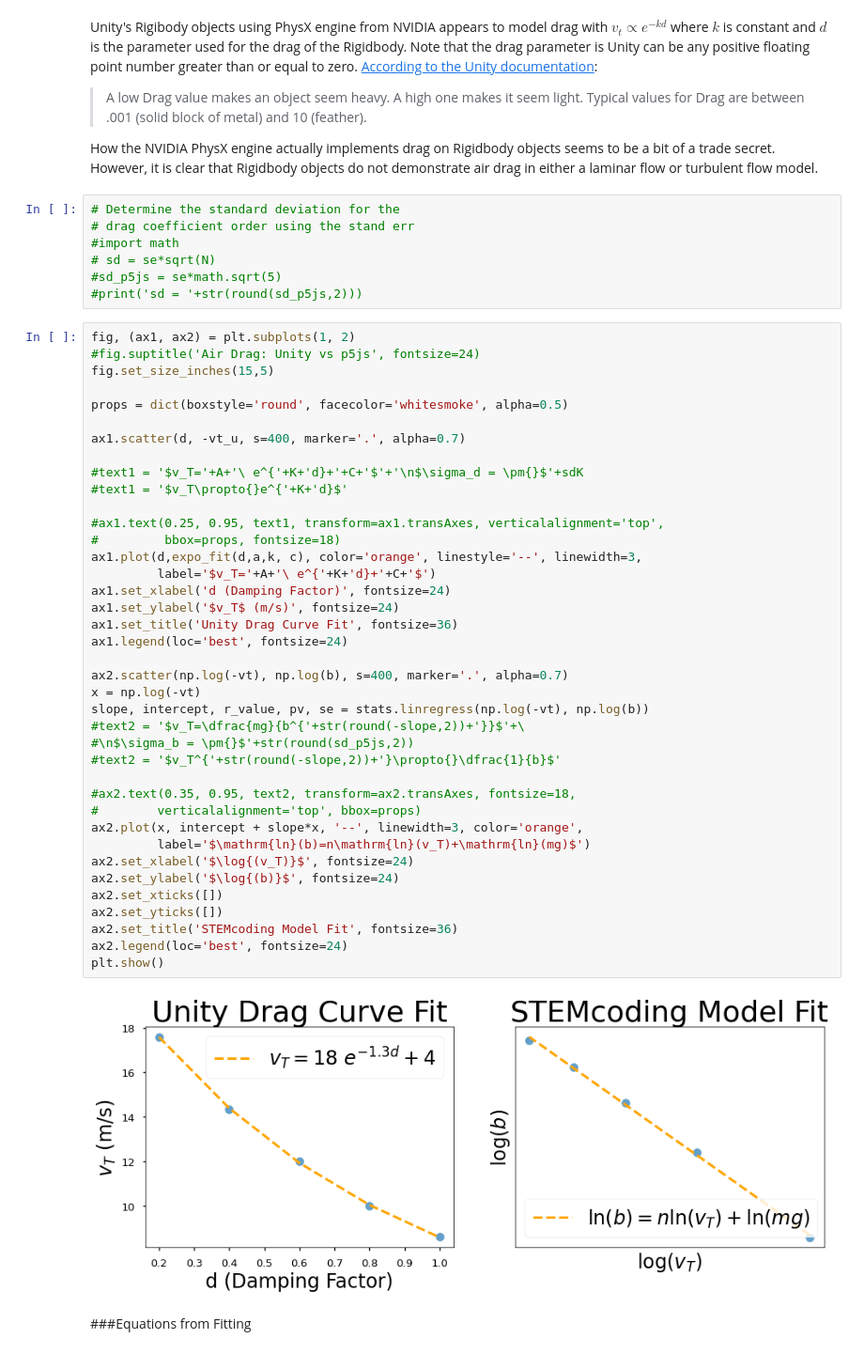
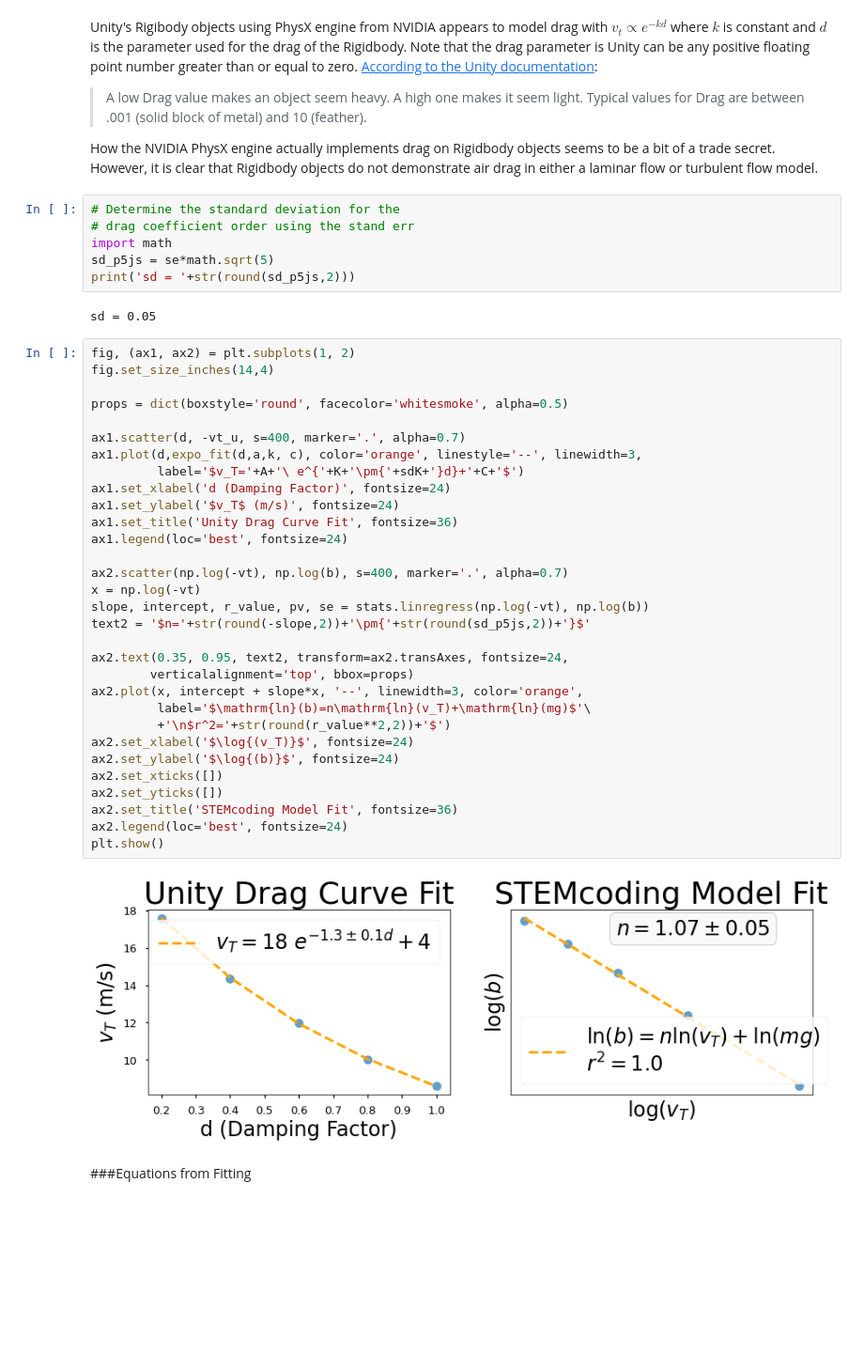
Before and after one commit to jimmynewland/colabnotebooks, a Jupyter notebook: UH_COT_RET_Video_Game_Drag_and_Modeling.ipynb, the cells around one changed output. Shown at 94% size. Cells and saved outputs as stored; diff of their text form; blank space fills up the shorter version.

```diff
--- a/UH_COT_RET_Video_Game_Drag_and_Modeling.ipynb
+++ b/UH_COT_RET_Video_Game_Drag_and_Modeling.ipynb
@@ -496,51 +480,44 @@ How the NVIDIA PhysX engine actually implements drag on Rigidbody objects seems
 # %%
 # Determine the standard deviation for the
 # drag coefficient order using the stand err
-#import math
-# sd = se*sqrt(N)
-#sd_p5js = se*math.sqrt(5)
-#print('sd = '+str(round(sd_p5js,2)))
+import math
+sd_p5js = se*math.sqrt(5)
+print('sd = '+str(round(sd_p5js,2)))
+# %% [output]
+sd = 0.05
 # %%
 fig, (ax1, ax2) = plt.subplots(1, 2)
-#fig.suptitle('Air Drag: Unity vs p5js', fontsize=24)
-fig.set_size_inches(15,5)
+fig.set_size_inches(14,4)
 
 props = dict(boxstyle='round', facecolor='whitesmoke', alpha=0.5)
 
 ax1.scatter(d, -vt_u, s=400, marker='.', alpha=0.7)
-
-#text1 = '$v_T='+A+'\ e^{'+K+'d}+'+C+'$'+'\n$\sigma_d = \pm{}$'+sdK
-#text1 = '$v_T\propto{}e^{'+K+'d}$'
-
-#ax1.text(0.25, 0.95, text1, transform=ax1.transAxes, verticalalignment='top',
-#         bbox=props, fontsize=18)
 ax1.plot(d,expo_fit(d,a,k, c), color='orange', linestyle='--', linewidth=3,
-         label='$v_T='+A+'\ e^{'+K+'d}+'+C+'$')
+         label='$v_T='+A+'\ e^{'+K+'\pm{'+sdK+'}d}+'+C+'$')
 ax1.set_xlabel('d (Damping Factor)', fontsize=24)
 ax1.set_ylabel('$v_T$ (m/s)', fontsize=24)
 ax1.set_title('Unity Drag Curve Fit', fontsize=36)
 ax1.legend(loc='best', fontsize=24)
 
 ax2.scatter(np.log(-vt), np.log(b), s=400, marker='.', alpha=0.7)
 x = np.log(-vt)
 slope, intercept, r_value, pv, se = stats.linregress(np.log(-vt), np.log(b))
-#text2 = '$v_T=\dfrac{mg}{b^{'+str(round(-slope,2))+'}}$'+\
-#\n$\sigma_b = \pm{}$'+str(round(sd_p5js,2))
-#text2 = '$v_T^{'+str(round(-slope,2))+'}\propto{}\dfrac{1}{b}$'
+text2 = '$n='+str(round(-slope,2))+'\pm{'+str(round(sd_p5js,2))+'}$'
 
-#ax2.text(0.35, 0.95, text2, transform=ax2.transAxes, fontsize=18,
-#        verticalalignment='top', bbox=props)
+ax2.text(0.35, 0.95, text2, transform=ax2.transAxes, fontsize=24,
+        verticalalignment='top', bbox=props)
 ax2.plot(x, intercept + slope*x, '--', linewidth=3, color='orange',
-         label='$\mathrm{ln}(b)=n\mathrm{ln}(v_T)+\mathrm{ln}(mg)$')
+         label='$\mathrm{ln}(b)=n\mathrm{ln}(v_T)+\mathrm{ln}(mg)$'\
+         +'\n$r^2='+str(round(r_value**2,2))+'$')
 ax2.set_xlabel('$\log{(v_T)}$', fontsize=24)
 ax2.set_ylabel('$\log{(b)}$', fontsize=24)
 ax2.set_xticks([])
 ax2.set_yticks([])
 ax2.set_title('STEMcoding Model Fit', fontsize=36)
 ax2.legend(loc='best', fontsize=24)
 plt.show()
 # %% [output]
-[figure, old version]
+[figure, new version]
 # %% [markdown]
 ###Equations from Fitting
 # %% [markdown]
```
Also changed, not shown: parts of 5 cells of this notebook.
